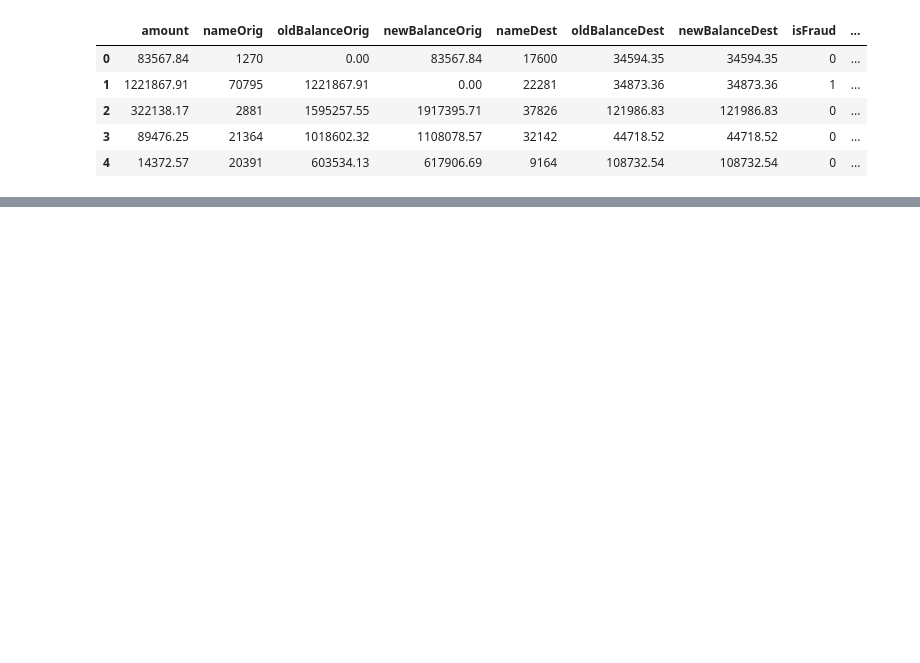
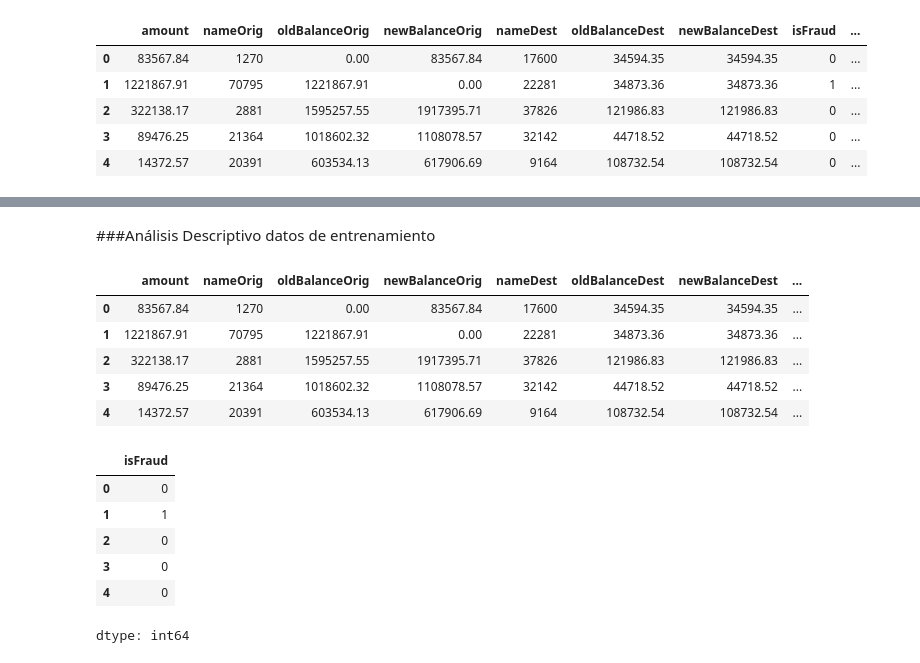
Before and after one commit to jechavarria12/Parcial_1_Fraude, a Jupyter notebook: Parcial_1_Fraude.ipynb, the cells around one changed output, grey strips where cells are left out. Saved outputs shown, nothing was run; the diff lists cells and outputs as text; code cells hidden in the pictures; blank space fills up the shorter version.

```diff
--- a/Parcial_1_Fraude.ipynb
+++ b/Parcial_1_Fraude.ipynb
@@ -70,0 +93,2 @@ df_test.head()
+# %% [markdown]
+###Análisis Descriptivo datos de entrenamiento
@@ -70,0 +102,22 @@ df_test.head()
+# %%
+#Eliminar valores de NA de la variable de interés
+df_train = df_train.dropna(subset=['isFraud'])
+
+#Separar los datos de entrada X como variables explicativas y la variable a predecir Y en df_train
+X_train,y_train = df_train.drop(['isFraud'], axis=1), df_train['isFraud']
+display(X_train.head())
+display(y_train.head())
+# %% [output]
+|  | amount | nameOrig | oldBalanceOrig | newBalanceOrig | nameDest | oldBalanceDest | newBalanceDest | ... |
+| 0 | 83567.84 | 1270 | 0.00 | 83567.84 | 17600 | 34594.35 | 34594.35 | ... |
+| 1 | 1221867.91 | 70795 | 1221867.91 | 0.00 | 22281 | 34873.36 | 34873.36 | ... |
+| 2 | 322138.17 | 2881 | 1595257.55 | 1917395.71 | 37826 | 121986.83 | 121986.83 | ... |
+| 3 | 89476.25 | 21364 | 1018602.32 | 1108078.57 | 32142 | 44718.52 | 44718.52 | ... |
+| 4 | 14372.57 | 20391 | 603534.13 | 617906.69 | 9164 | 108732.54 | 108732.54 | ... |
+|  | isFraud |
+| 0 | 0 |
+| 1 | 1 |
+| 2 | 0 |
+| 3 | 0 |
+| 4 | 0 |
+dtype: int64
```
Also changed, not shown: parts of 24 cells of this notebook.
